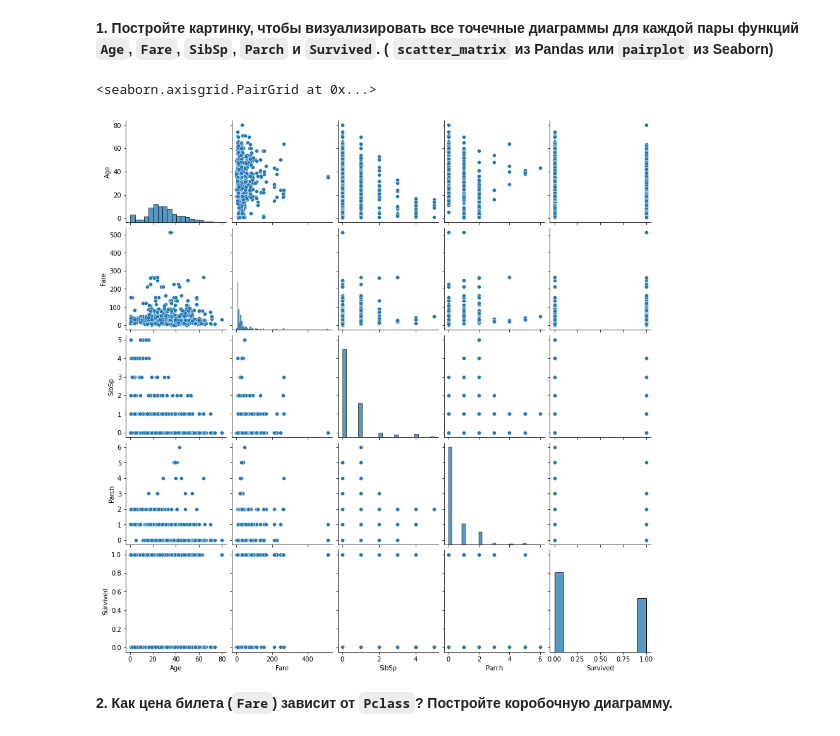
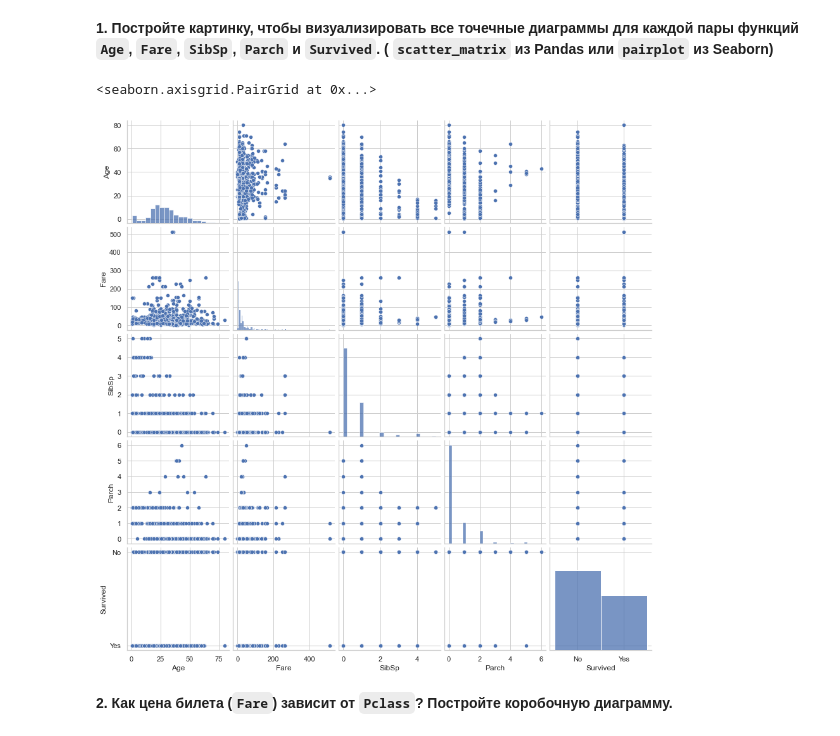
Before and after one commit to Sif-on/KROK-ML, a Jupyter notebook: week_2/topic2_practice_visual_titanic.ipynb, the cells around one changed output. Saved outputs shown, nothing was run; the diff lists cells and outputs as text; code cells hidden in the pictures.

```diff
--- a/week_2/topic2_practice_visual_titanic.ipynb
+++ b/week_2/topic2_practice_visual_titanic.ipynb
@@ -31,0 +25,3 @@ df.head(2)
+# %%
+df['Survived'] = df['Survived'].map({0: 'No', 1: 'Yes'})
+df.head(2)
@@ -76,10 +77,11 @@ df.shape
 # %% [markdown]
 **1. Постройте картинку, чтобы визуализировать все точечные диаграммы для каждой пары функций `Age`, `Fare`, `SibSp`, `Parch` и `Survived`. ( `scatter_matrix` из Pandas или `pairplot` из Seaborn)**
 # %%
+sns.set_theme(style="whitegrid")
 sns.pairplot(df, vars=['Age', 'Fare', 'SibSp', 'Parch', 'Survived'])
 # %% [output]
 <seaborn.axisgrid.PairGrid at 0x...>
-[figure, old version]
+[figure, new version]
 # %% [markdown]
 **2. Как цена билета (`Fare`) зависит от `Pclass`? Постройте коробочную диаграмму.**
 # %%
```
Also changed, not shown: parts of 13 cells of this notebook.
